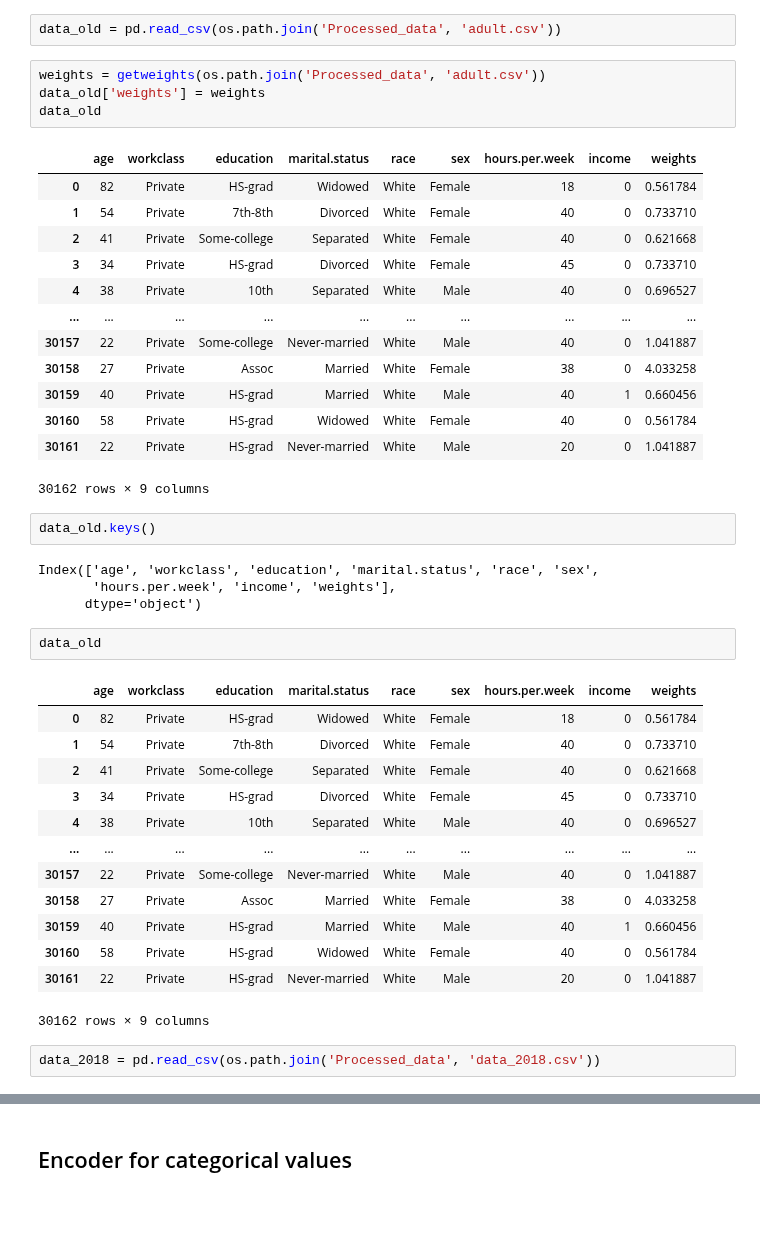
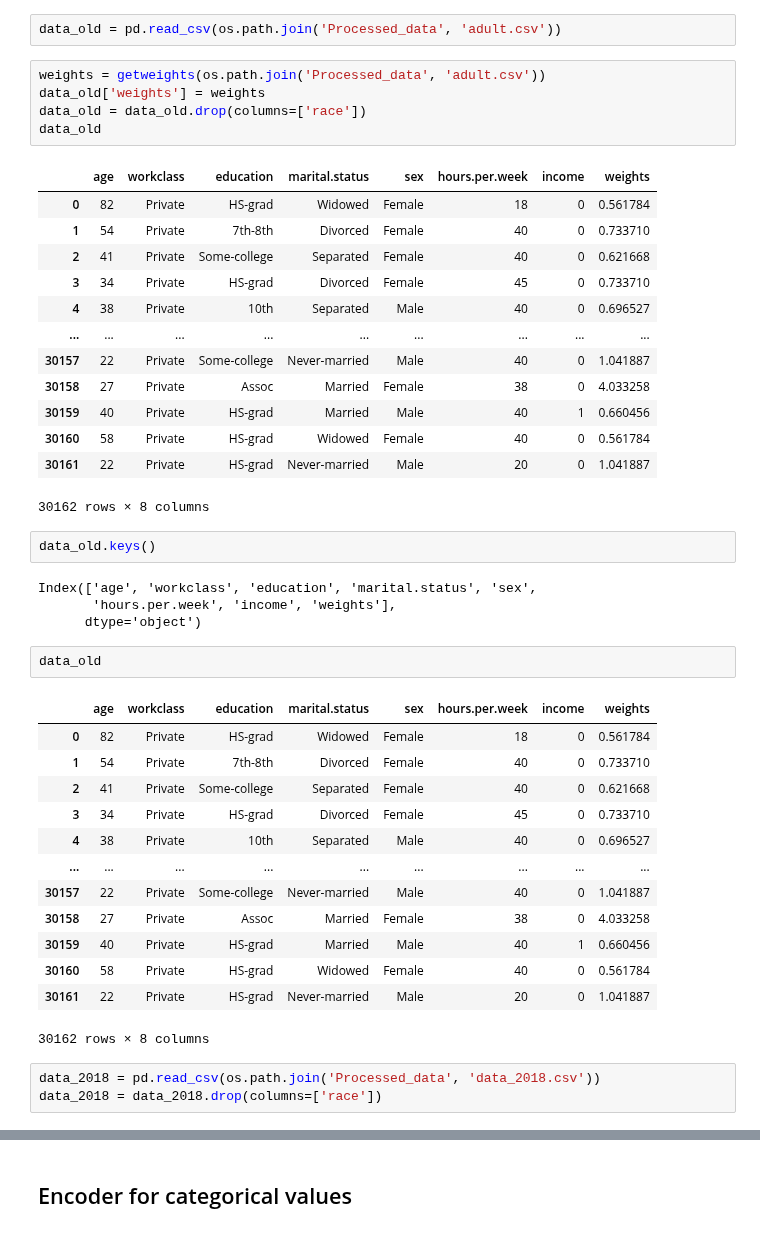
Before and after one commit to JipSchoneveld/HCML_project, a Jupyter notebook: train.ipynb, the cells around one changed output, grey strips where cells are left out. Saved outputs shown, nothing was run; the diff lists cells and outputs as text.

```diff
--- a/train.ipynb
+++ b/train.ipynb
@@ -15,45 +15,47 @@ data_old = pd.read_csv(os.path.join('Processed_data', 'adult.csv'))
 # %%
 weights = getweights(os.path.join('Processed_data', 'adult.csv'))
 data_old['weights'] = weights
+data_old = data_old.drop(columns=['race'])
 data_old
 # %% [output]
-|  | age | workclass | education | marital.status | race | sex | hours.per.week | income | weights |
-| 0 | 82 | Private | HS-grad | Widowed | White | Female | 18 | 0 | 0.561784 |
-| 1 | 54 | Private | 7th-8th | Divorced | White | Female | 40 | 0 | 0.733710 |
-| 2 | 41 | Private | Some-college | Separated | White | Female | 40 | 0 | 0.621668 |
-| 3 | 34 | Private | HS-grad | Divorced | White | Female | 45 | 0 | 0.733710 |
-| 4 | 38 | Private | 10th | Separated | White | Male | 40 | 0 | 0.696527 |
-| ... | ... | ... | ... | ... | ... | ... | ... | ... | ... |
-| 30157 | 22 | Private | Some-college | Never-married | White | Male | 40 | 0 | 1.041887 |
-| 30158 | 27 | Private | Assoc | Married | White | Female | 38 | 0 | 4.033258 |
-| 30159 | 40 | Private | HS-grad | Married | White | Male | 40 | 1 | 0.660456 |
-| 30160 | 58 | Private | HS-grad | Widowed | White | Female | 40 | 0 | 0.561784 |
-| 30161 | 22 | Private | HS-grad | Never-married | White | Male | 20 | 0 | 1.041887 |
+|  | age | workclass | education | marital.status | sex | hours.per.week | income | weights |
+| 0 | 82 | Private | HS-grad | Widowed | Female | 18 | 0 | 0.561784 |
+| 1 | 54 | Private | 7th-8th | Divorced | Female | 40 | 0 | 0.733710 |
+| 2 | 41 | Private | Some-college | Separated | Female | 40 | 0 | 0.621668 |
+| 3 | 34 | Private | HS-grad | Divorced | Female | 45 | 0 | 0.733710 |
+| 4 | 38 | Private | 10th | Separated | Male | 40 | 0 | 0.696527 |
+| ... | ... | ... | ... | ... | ... | ... | ... | ... |
+| 30157 | 22 | Private | Some-college | Never-married | Male | 40 | 0 | 1.041887 |
+| 30158 | 27 | Private | Assoc | Married | Female | 38 | 0 | 4.033258 |
+| 30159 | 40 | Private | HS-grad | Married | Male | 40 | 1 | 0.660456 |
+| 30160 | 58 | Private | HS-grad | Widowed | Female | 40 | 0 | 0.561784 |
+| 30161 | 22 | Private | HS-grad | Never-married | Male | 20 | 0 | 1.041887 |
-30162 rows × 9 columns
+30162 rows × 8 columns
 # %%
 data_old.keys()
 # %% [output]
-Index(['age', 'workclass', 'education', 'marital.status', 'race', 'sex',
+Index(['age', 'workclass', 'education', 'marital.status', 'sex',
        'hours.per.week', 'income', 'weights'],
       dtype='object')
 # %%
 data_old
 # %% [output]
-|  | age | workclass | education | marital.status | race | sex | hours.per.week | income | weights |
-| 0 | 82 | Private | HS-grad | Widowed | White | Female | 18 | 0 | 0.561784 |
-| 1 | 54 | Private | 7th-8th | Divorced | White | Female | 40 | 0 | 0.733710 |
-| 2 | 41 | Private | Some-college | Separated | White | Female | 40 | 0 | 0.621668 |
-| 3 | 34 | Private | HS-grad | Divorced | White | Female | 45 | 0 | 0.733710 |
-| 4 | 38 | Private | 10th | Separated | White | Male | 40 | 0 | 0.696527 |
-| ... | ... | ... | ... | ... | ... | ... | ... | ... | ... |
-| 30157 | 22 | Private | Some-college | Never-married | White | Male | 40 | 0 | 1.041887 |
-| 30158 | 27 | Private | Assoc | Married | White | Female | 38 | 0 | 4.033258 |
-| 30159 | 40 | Private | HS-grad | Married | White | Male | 40 | 1 | 0.660456 |
-| 30160 | 58 | Private | HS-grad | Widowed | White | Female | 40 | 0 | 0.561784 |
-| 30161 | 22 | Private | HS-grad | Never-married | White | Male | 20 | 0 | 1.041887 |
+|  | age | workclass | education | marital.status | sex | hours.per.week | income | weights |
+| 0 | 82 | Private | HS-grad | Widowed | Female | 18 | 0 | 0.561784 |
+| 1 | 54 | Private | 7th-8th | Divorced | Female | 40 | 0 | 0.733710 |
+| 2 | 41 | Private | Some-college | Separated | Female | 40 | 0 | 0.621668 |
+| 3 | 34 | Private | HS-grad | Divorced | Female | 45 | 0 | 0.733710 |
+| 4 | 38 | Private | 10th | Separated | Male | 40 | 0 | 0.696527 |
+| ... | ... | ... | ... | ... | ... | ... | ... | ... |
+| 30157 | 22 | Private | Some-college | Never-married | Male | 40 | 0 | 1.041887 |
+| 30158 | 27 | Private | Assoc | Married | Female | 38 | 0 | 4.033258 |
+| 30159 | 40 | Private | HS-grad | Married | Male | 40 | 1 | 0.660456 |
+| 30160 | 58 | Private | HS-grad | Widowed | Female | 40 | 0 | 0.561784 |
+| 30161 | 22 | Private | HS-grad | Never-married | Male | 20 | 0 | 1.041887 |
-30162 rows × 9 columns
+30162 rows × 8 columns
 # %%
 data_2018 = pd.read_csv(os.path.join('Processed_data', 'data_2018.csv'))
+data_2018 = data_2018.drop(columns=['race'])
 # %%
 data_2018.keys()
 # %% [output]
```
Also changed, not shown: parts of 19 cells of this notebook, 17 other files.
